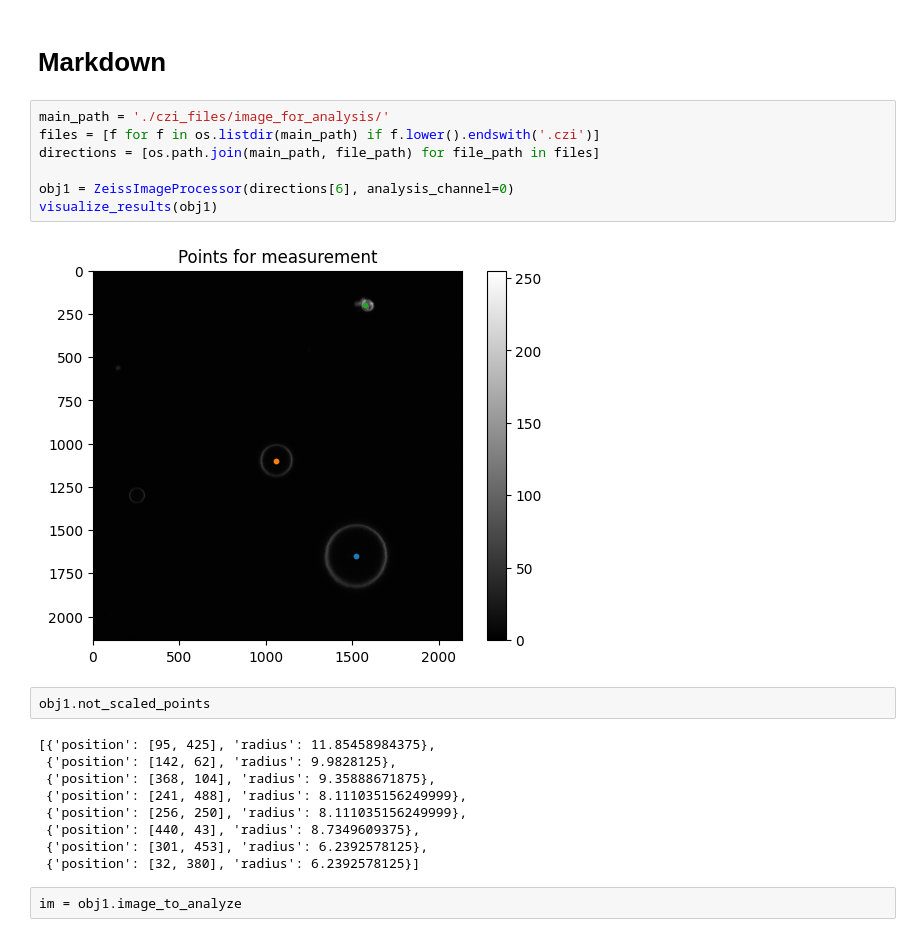
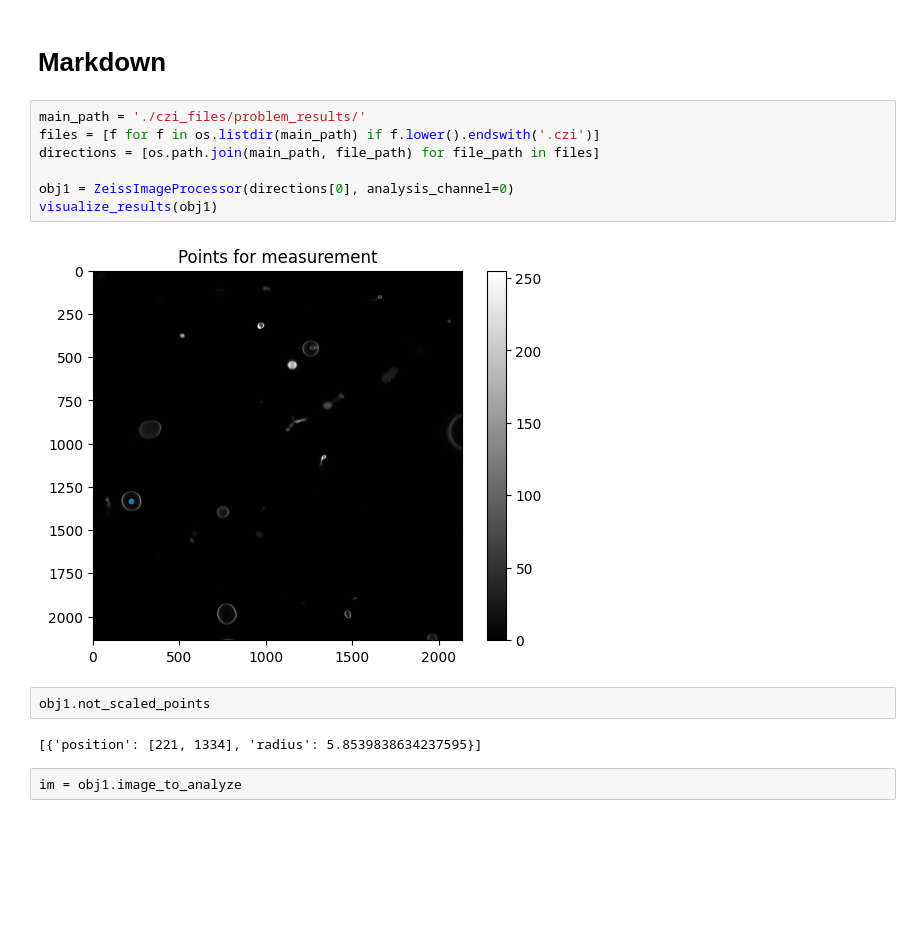
Before and after one commit to antonilis/ZeissAutomation, a Jupyter notebook: image_preprocessing/image_visualizer.ipynb, the cells around one changed output. Cells and saved outputs as stored; diff of their text form; blank space fills up the shorter version.

```diff
--- a/image_preprocessing/image_visualizer.ipynb
+++ b/image_preprocessing/image_visualizer.ipynb
@@ -59,25 +63,18 @@ def visualize_results(ZIP_object):
 # %% [markdown]
 # Markdown
 # %%
-main_path = './czi_files/image_for_analysis/'
+main_path = './czi_files/problem_results/'
 files = [f for f in os.listdir(main_path) if f.lower().endswith('.czi')]
 directions = [os.path.join(main_path, file_path) for file_path in files]
 
-obj1 = ZeissImageProcessor(directions[6], analysis_channel=0)
+obj1 = ZeissImageProcessor(directions[0], analysis_channel=0)
 visualize_results(obj1)
 # %% [output]
-[figure, old version]
+[figure, new version]
 # %%
 obj1.not_scaled_points
 # %% [output]
-[{'position': [95, 425], 'radius': 11.85458984375},
- {'position': [142, 62], 'radius': 9.9828125},
- {'position': [368, 104], 'radius': 9.35888671875},
- {'position': [241, 488], 'radius': 8.111035156249999},
- {'position': [256, 250], 'radius': 8.111035156249999},
- {'position': [440, 43], 'radius': 8.7349609375},
- {'position': [301, 453], 'radius': 6.2392578125},
- {'position': [32, 380], 'radius': 6.2392578125}]
+[{'position': [221, 1334], 'radius': 5.8539838634237595}]
 # %%
 im = obj1.image_to_analyze
 # %%
```
Also changed, not shown: parts of 10 cells of this notebook, 11 other files.
